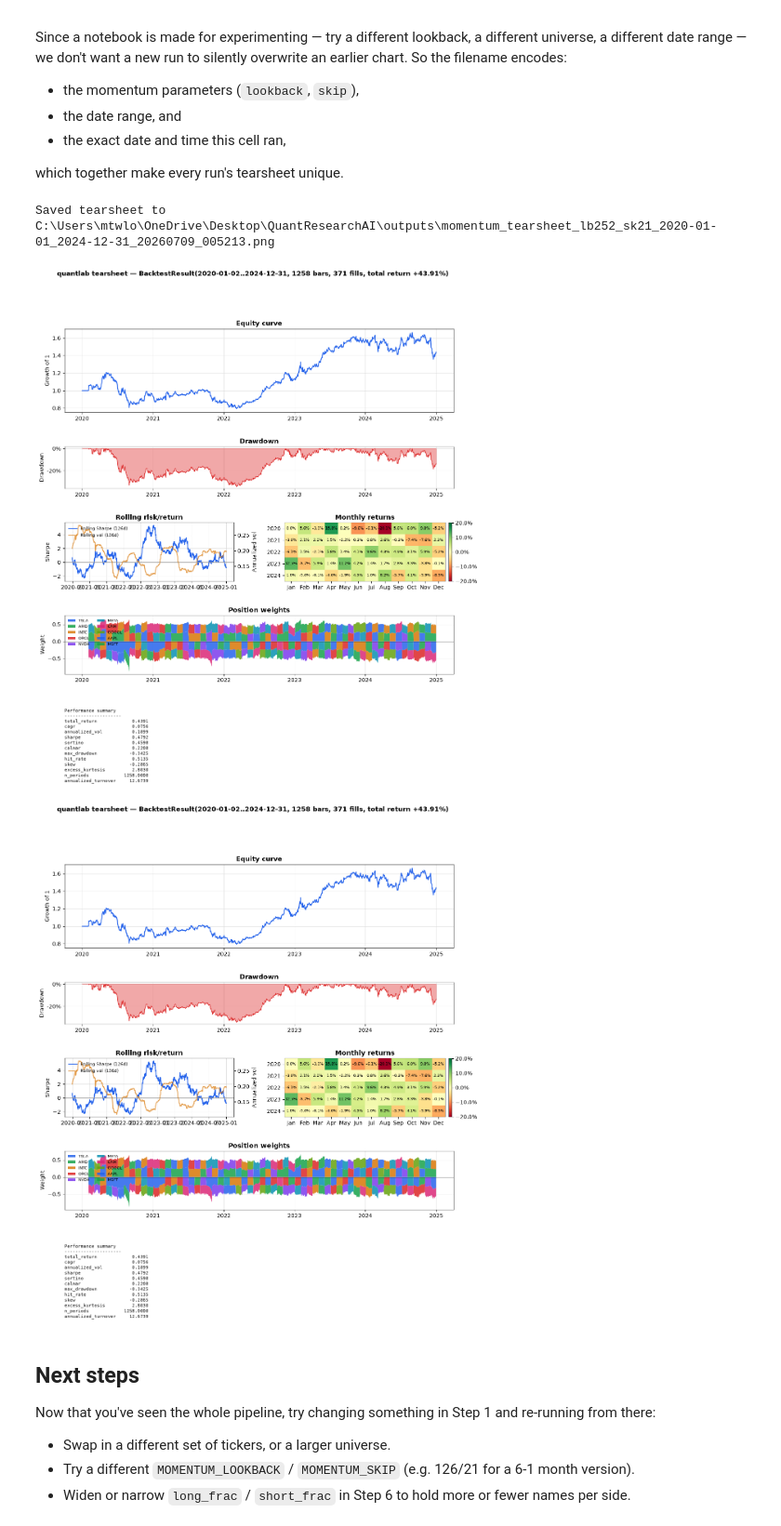
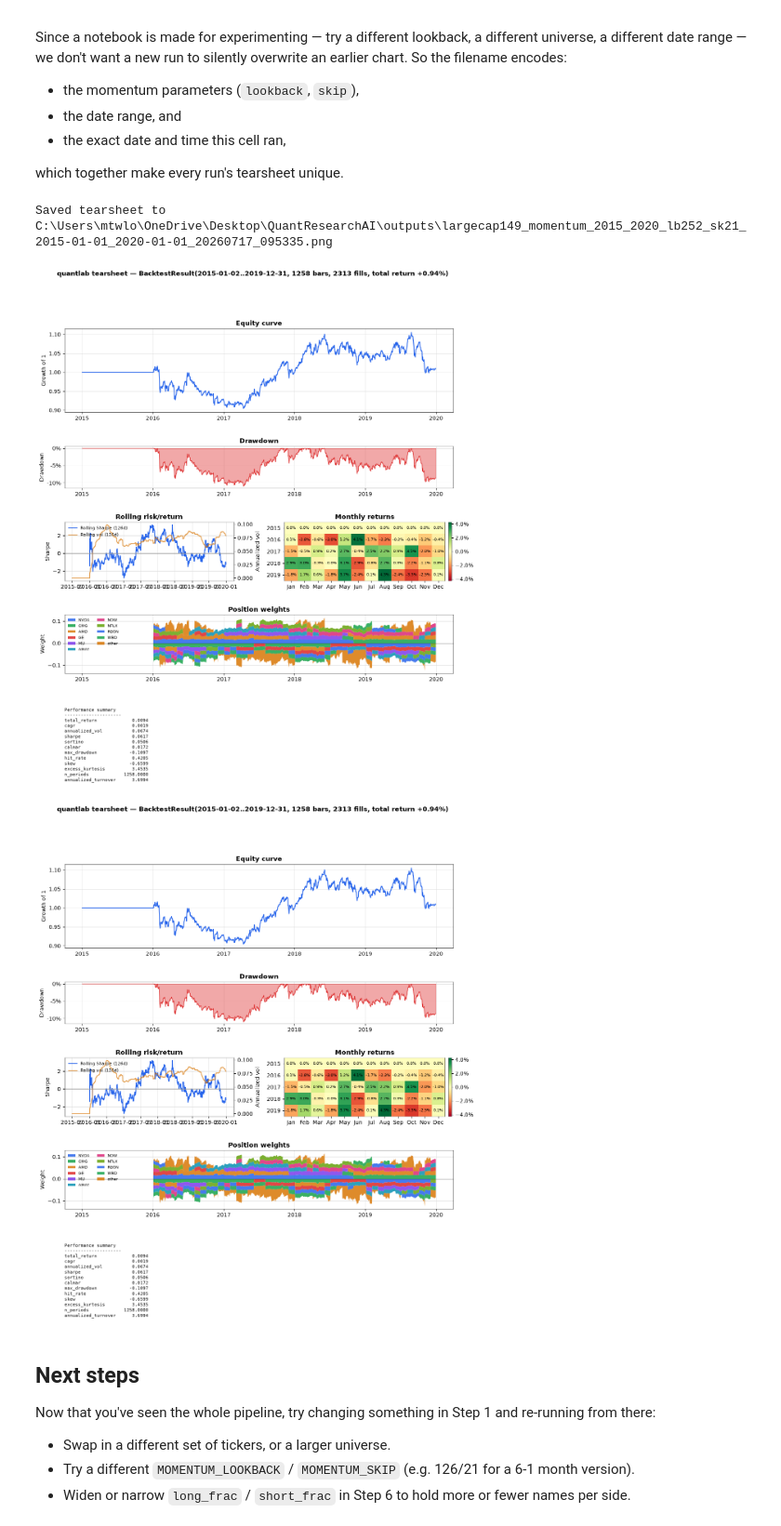
Before and after one commit to mikewill9/QFRP, a Jupyter notebook: notebooks/momentum_research.ipynb, the cells around one changed output. Shown at 93% size. Cells and saved outputs as stored; diff of their text form; code cells hidden in the pictures.

Commit message:
Research experiments: factor testing on US_LARGE_CAP_149

```diff
--- a/notebooks/momentum_research.ipynb
+++ b/notebooks/momentum_research.ipynb
@@ -45,18 +45,18 @@ We'll use 15 large, liquid US stocks spread across different sectors (tech, fina
 
 Momentum is measured in **trading days**: 252 bars is about 12 months, and skipping the most recent 21 bars (~1 month) avoids the well-documented short-term reversal effect, where a stock's return over the last few weeks tends to partially bounce back rather than continue.
 # %%
-TICKERS = [
-    "AAPL", "MSFT", "GOOGL", "NVDA", "META",
-    "AMD", "TSLA", "ORCL", "CRM", "INTC"
-]
-START_DATE = "2020-01-01"
-END_DATE = "2024-12-31"
+from quantlab.data.universe import US_LARGE_CAP_150
 
-MOMENTUM_LOOKBACK = 252  # ~12 months of trading days
-MOMENTUM_SKIP = 21       # ~1 month, skipped to avoid short-term reversal
+RUN_NAME = "largecap149_momentum_2015_2020"
 
-# This assumes the notebook is run from its own folder (notebooks/), which
-# is Jupyter's default working directory, so ".." is the project root.
+TICKERS = [t for t in US_LARGE_CAP_150 if t != "MMC"]
+START_DATE = "2015-01-01"
+END_DATE = "2020-01-01"
+
+MOMENTUM_LOOKBACK = 252
+MOMENTUM_SKIP = 21
+
+from pathlib import Path
 OUTPUT_DIR = Path("../outputs").resolve()
 
 print(f"{len(TICKERS)} tickers, {START_DATE} to {END_DATE}")
@@ -97,8 +101,8 @@ report.to_frame()
 
 Every factor in quantlab only ever looks at data up to and including the current day — never into the future — so this score is safe to trade on.
 # %%
-from quantlab.research import ShortTermReversal
-raw_momentum = ShortTermReversal(lookback=21).compute(dataset)
+from quantlab.research import Momentum
+raw_momentum = Momentum(lookback=252, skip=21).compute(dataset)
 # %% [markdown]
 ## Step 5: Clean up the raw scores into a signal
 
@@ -196,20 +202,20 @@ which together make every run's tearsheet unique.
 # %%
 OUTPUT_DIR.mkdir(exist_ok=True)
 
 timestamp = datetime.now().strftime("%Y%m%d_%H%M%S")
 param_tag = f"lb{MOMENTUM_LOOKBACK}_sk{MOMENTUM_SKIP}_{START_DATE}_{END_DATE}"
-tearsheet_path = OUTPUT_DIR / f"momentum_tearsheet_{param_tag}_{timestamp}.png"
+tearsheet_path = OUTPUT_DIR / f"{RUN_NAME}_{param_tag}_{timestamp}.png"
 
 apply_style()
 fig = tearsheet(result)
 fig.savefig(tearsheet_path, dpi=150, bbox_inches="tight")
 print(f"Saved tearsheet to {tearsheet_path}")
 
 fig
 # %% [output]
-Saved tearsheet to C:\Users\mtwlo\OneDrive\Desktop\QuantResearchAI\outputs\momentum_tearsheet_lb252_sk21_2020-01-01_2024-12-31_20260709_005213.png
+Saved tearsheet to C:\Users\mtwlo\OneDrive\Desktop\QuantResearchAI\outputs\largecap149_momentum_2015_2020_lb252_sk21_2015-01-01_2020-01-01_20260717_095335.png
-[figure, old version]
+[figure, new version]
-[figure, old version]
+[figure, new version]
 # %% [markdown]
 ## Next steps
 
```
Also changed, not shown: parts of 8 cells of this notebook.
